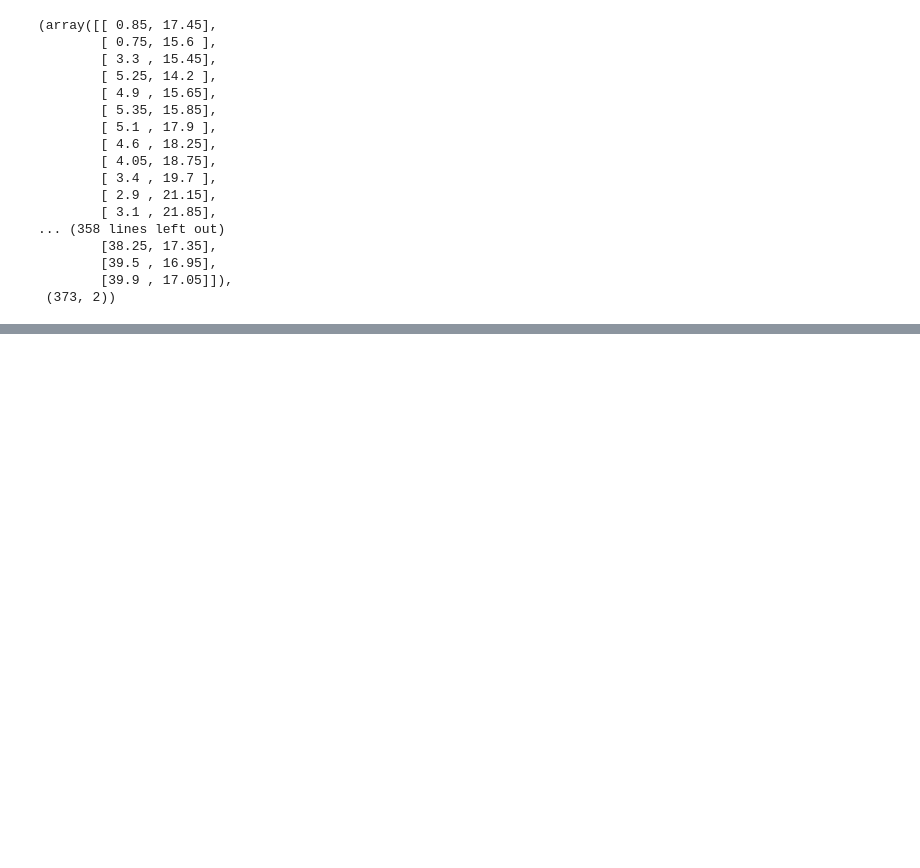
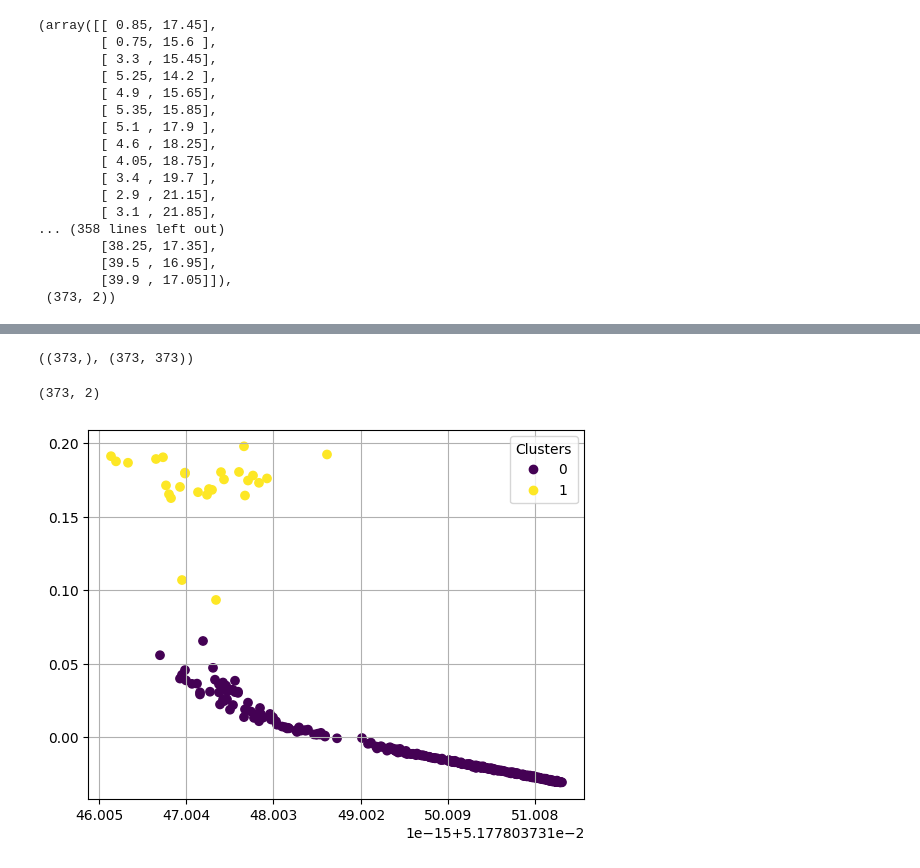
Before and after one commit to mohIITech/learning_machine_learning, a Jupyter notebook: course_iml/lab7_q2.ipynb, the cells around one changed output, grey strips where cells are left out. Cells and saved outputs as stored; diff of their text form; code cells hidden in the pictures; blank space fills up the shorter version.

```diff
--- a/course_iml/lab7_q2.ipynb
+++ b/course_iml/lab7_q2.ipynb
@@ -72,9 +74,6 @@ array([[0.00000000e+00, 1.04368245e-03, 2.05087358e-09, ...,
 # making the degree matrix
 D = np.zeros((n_samples, n_samples))
 for i in range(n_samples):
-    sum = 0
-    for j in range(n_samples):
-        sum += W[i][j]
-    D[i][i] = sum
+    D[i, i] = np.sum(W[i])
 D
 # %% [output]
@@ -97,6 +96,6 @@ L = D - W
 # eigen value decomposition of L
 eigenvalues, eigenvectors = np.linalg.eig(L)
 # we need to sort both eigenvalues and eigenvectors otherwise their pair mismatches
-idx = np.argsort(eigenvalues)[::-1] # in descending order
+idx = np.argsort(eigenvalues) # in ascending order
 eig_vals = eigenvalues[idx]
 eig_vecs = eigenvectors[:, idx]
@@ -102,0 +138,20 @@ eig_vecs = eigenvectors[:, idx]
+# %%
+eigenvalues.shape, eigenvectors.shape
+# %% [output]
+((373,), (373, 373))
+# %%
+# optimal cluster assignment matrix H
+H = eig_vecs[:, :2]
+H.shape
+# %% [output]
+(373, 2)
+# %%
+kmeans = KMeans(n_clusters=2, random_state=42)
+predicted_labels = kmeans.fit_predict(H)
+# %%
+# plotting the spectral embeddings
+scatter = plt.scatter(H[:, 0], H[:, 1], c=predicted_labels)
+plt.legend(*scatter.legend_elements(), title='Clusters')
+plt.grid(True)
+# %% [output]
+[figure, added]
```
Also changed, not shown: parts of 8 cells of this notebook, 1 other file.
